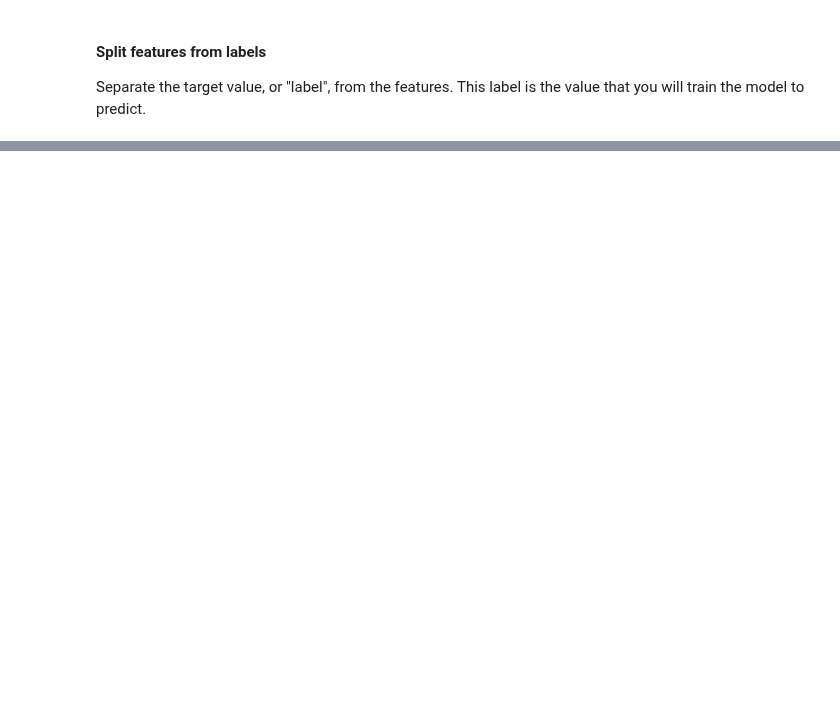
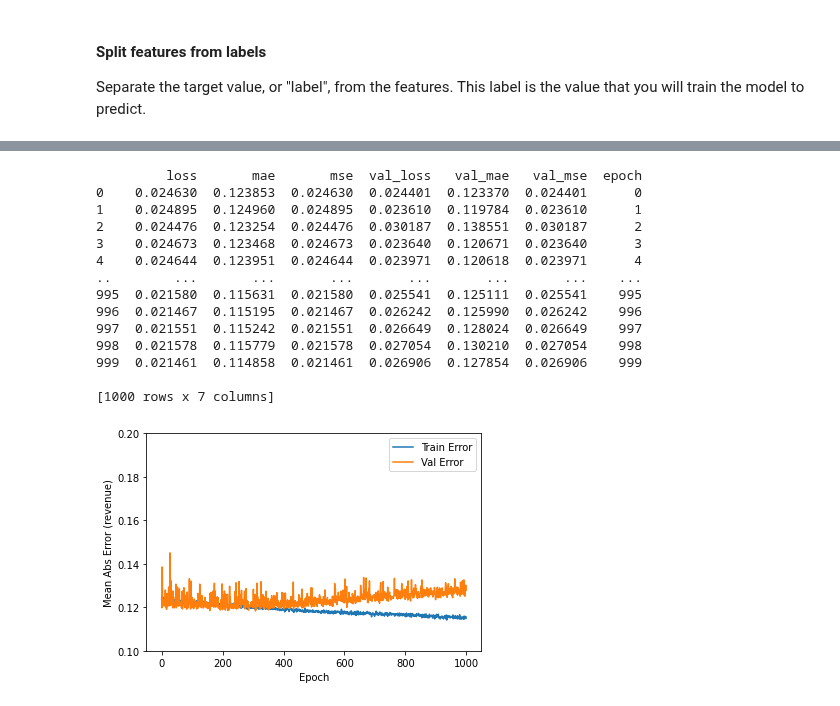
Before and after one commit to dluo96/datatonic-challenge, a Jupyter notebook: ml-prediction/ann-prediction.ipynb, the cells around one changed output, grey strips where cells are left out. Saved outputs shown, nothing was run; the diff lists cells and outputs as text; code cells hidden in the pictures; blank space fills up the shorter version.

```diff
--- a/ml-prediction/ann-prediction.ipynb
+++ b/ml-prediction/ann-prediction.ipynb
@@ -178,6 +194,6 @@ movie_data_train, movie_data_test = sk_train_test_split(movie_data)
 # %%
 # Saving the x, y for model 1 for train df
-movie_data_train_y = movie_data_train.iloc[:, [2]]
+movie_data_train_y = movie_data_train[['revenue_cube_norm']]
 movie_data_train_x_1  = movie_data_train[["vote_average","budget_cube_norm", "runtime_cube_norm", "release_date_cube_norm"]]
 # %%
 # Saving the x, y for model 1 for test df
@@ -225,7 +238,7 @@ movie_data_x_desc
 # %%
 def build_model():
     model = keras.Sequential([
-        layers.Dense(64, activation='relu', input_shape=[len(movie_data_train.keys())]),
+        layers.Dense(64, activation='relu', input_shape=[len(movie_data_train_x_1.keys())]),
         layers.Dense(64, activation='relu'),
         layers.Dense(1)
     ])
@@ -285,7 +291,7 @@ class PrintDot(keras.callbacks.Callback):
 EPOCHS = 1000
 
 history = model.fit(
-    movie_data_train, movie_data_train_labels,
+    movie_data_train_x_1, movie_data_train_y,
     epochs=EPOCHS, validation_split = 0.2, verbose=0,
     callbacks=[PrintDot()])
 # %% [output]
@@ -297,0 +312,37 @@ TypeError: unsupported operand type(s) for +: 'function' and 'str'
+# %%
+import matplotlib.pyplot as plt
+
+def plot_history(history):
+    hist = pd.DataFrame(history.history)
+    hist.to_pickle(data_dir+'hist_ANN1.pkl')
+    hist['epoch'] = history.epoch
+    print(hist)
+    plt.figure()
+    plt.xlabel('Epoch')
+    plt.ylabel('Mean Abs Error (revenue)')
+    plt.plot(hist['epoch'], hist['mae'],
+           label='Train Error')
+    plt.plot(hist['epoch'], hist['val_mae'],
+           label = 'Val Error')
+    plt.legend()
+    plt.ylim([0.1,0.20])
+    plt.savefig(plot_dir+"ANN1_history.png", format="PNG")
+
+
+plot_history(history)
+# %% [output]
+         loss       mae       mse  val_loss   val_mae   val_mse  epoch
+0    0.024630  0.123853  0.024630  0.024401  0.123370  0.024401      0
+1    0.024895  0.124960  0.024895  0.023610  0.119784  0.023610      1
+2    0.024476  0.123254  0.024476  0.030187  0.138551  0.030187      2
+3    0.024673  0.123468  0.024673  0.023640  0.120671  0.023640      3
+4    0.024644  0.123951  0.024644  0.023971  0.120618  0.023971      4
+..        ...       ...       ...       ...       ...       ...    ...
+995  0.021580  0.115631  0.021580  0.025541  0.125111  0.025541    995
+996  0.021467  0.115195  0.021467  0.026242  0.125990  0.026242    996
+997  0.021551  0.115242  0.021551  0.026649  0.128024  0.026649    997
+998  0.021578  0.115779  0.021578  0.027054  0.130210  0.027054    998
+999  0.021461  0.114858  0.021461  0.026906  0.127854  0.026906    999
+
+[1000 rows x 7 columns]
+[figure, added]
```
Also changed, not shown: parts of 23 cells of this notebook, 15 other files.
